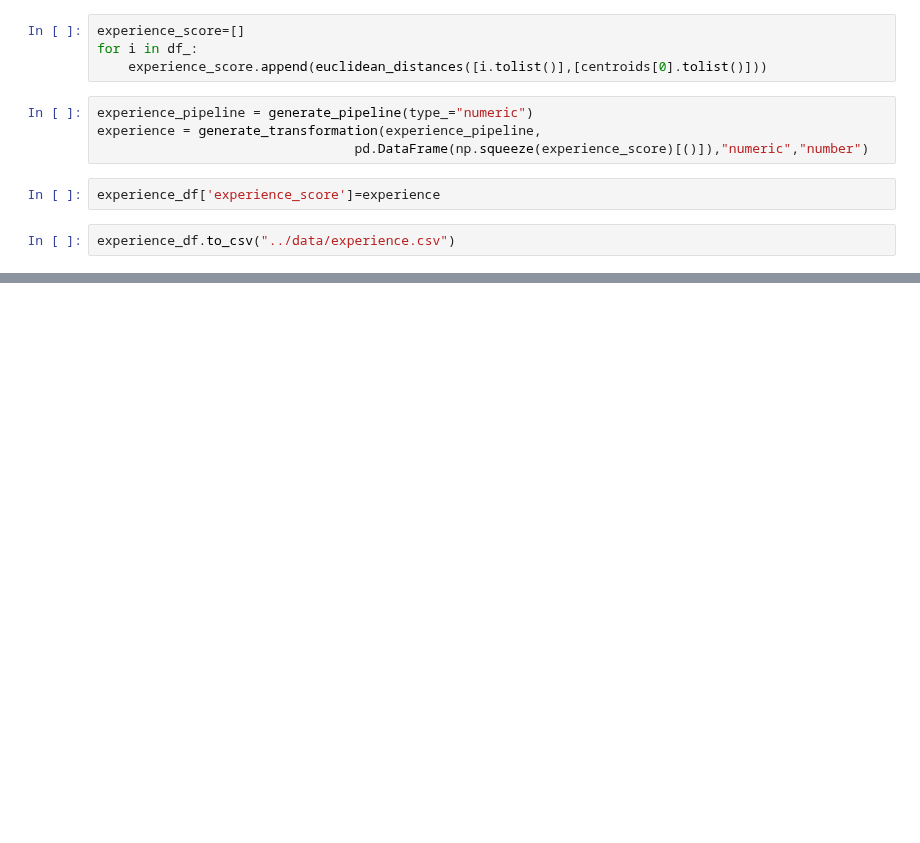
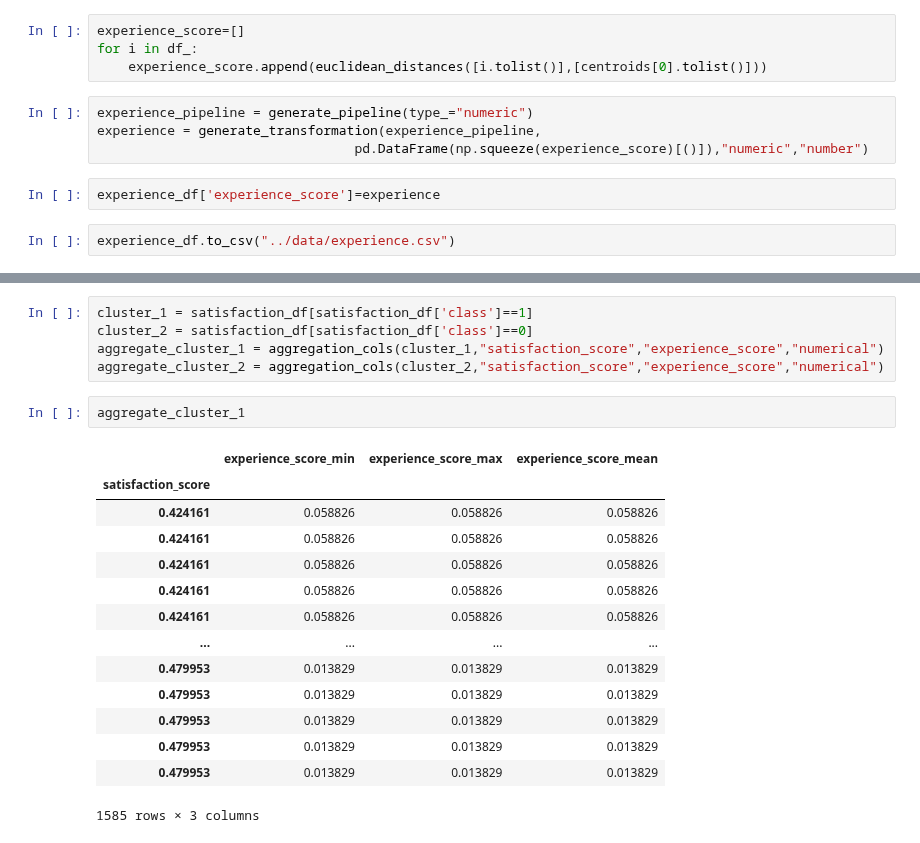
Before and after one commit to tutorialcreation/TelComChallenge, a Jupyter notebook: notebooks/Experience Analysis.ipynb, the cells around one changed output, grey strips where cells are left out. Cells and saved outputs as stored; diff of their text form; blank space fills up the shorter version.

```diff
--- a/notebooks/Experience Analysis.ipynb
+++ b/notebooks/Experience Analysis.ipynb
@@ -416,0 +421,22 @@ satisfaction_df.head()
+# %%
+cluster_1 = satisfaction_df[satisfaction_df['class']==1]
+cluster_2 = satisfaction_df[satisfaction_df['class']==0]
+aggregate_cluster_1 = aggregation_cols(cluster_1,"satisfaction_score","experience_score","numerical")
+aggregate_cluster_2 = aggregation_cols(cluster_2,"satisfaction_score","experience_score","numerical")
+# %%
+aggregate_cluster_1
+# %% [output]
+|  | experience_score_min | experience_score_max | experience_score_mean |
+| satisfaction_score |  |  |  |
+| 0.424161 | 0.058826 | 0.058826 | 0.058826 |
+| 0.424161 | 0.058826 | 0.058826 | 0.058826 |
+| 0.424161 | 0.058826 | 0.058826 | 0.058826 |
+| 0.424161 | 0.058826 | 0.058826 | 0.058826 |
+| 0.424161 | 0.058826 | 0.058826 | 0.058826 |
+| ... | ... | ... | ... |
+| 0.479953 | 0.013829 | 0.013829 | 0.013829 |
+| 0.479953 | 0.013829 | 0.013829 | 0.013829 |
+| 0.479953 | 0.013829 | 0.013829 | 0.013829 |
+| 0.479953 | 0.013829 | 0.013829 | 0.013829 |
+| 0.479953 | 0.013829 | 0.013829 | 0.013829 |
+1585 rows × 3 columns
```
Also changed, not shown: parts of 19 cells of this notebook.
